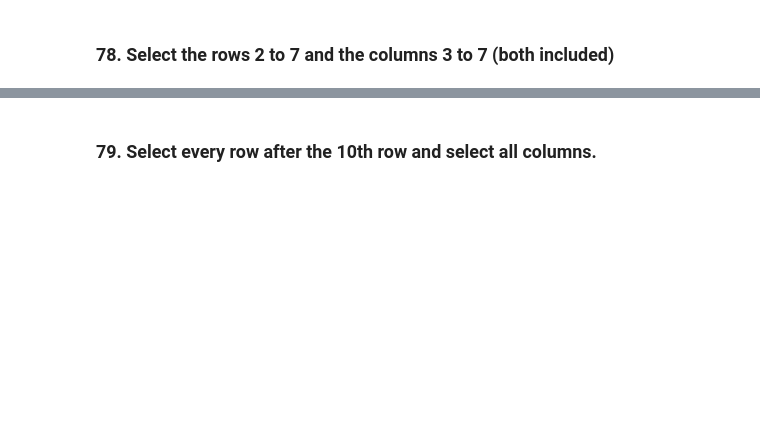
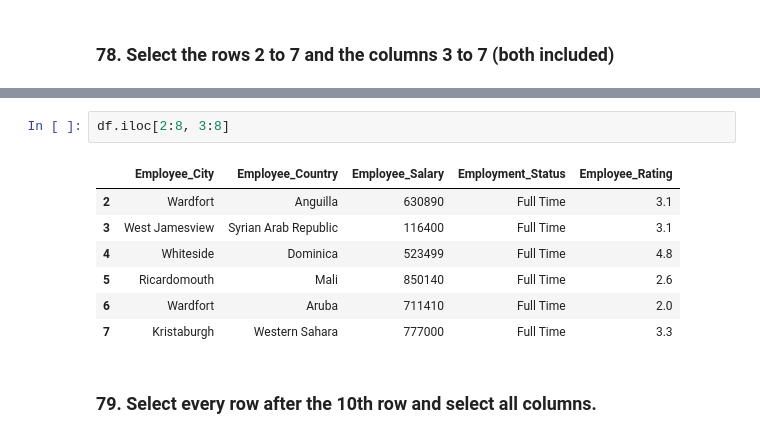
Before and after one commit to gina261/Ybigta_assignment, a Jupyter notebook: 0104_python+pandas/Pandas_Assignment_24기_김예진.ipynb, the cells around one changed output, grey strips where cells are left out. Cells and saved outputs as stored; diff of their text form; blank space fills up the shorter version.

```diff
--- a/0104_python+pandas/Pandas_Assignment_24기_김예진.ipynb
+++ b/0104_python+pandas/Pandas_Assignment_24기_김예진.ipynb
@@ -665,2 +677,12 @@ Name: Company_Name, Length: 300000, dtype: object
+# %%
+df.iloc[2:8, 3:8]
+# %% [output]
+|  | Employee_City | Employee_Country | Employee_Salary | Employment_Status | Employee_Rating |
+| 2 | Wardfort | Anguilla | 630890 | Full Time | 3.1 |
+| 3 | West Jamesview | Syrian Arab Republic | 116400 | Full Time | 3.1 |
+| 4 | Whiteside | Dominica | 523499 | Full Time | 4.8 |
+| 5 | Ricardomouth | Mali | 850140 | Full Time | 2.6 |
+| 6 | Wardfort | Aruba | 711410 | Full Time | 2.0 |
+| 7 | Kristaburgh | Western Sahara | 777000 | Full Time | 3.3 |
 # %% [markdown]
 ### 79. Select every row after the 10th row and select all columns.
```
Also changed, not shown: parts of 60 cells of this notebook.
